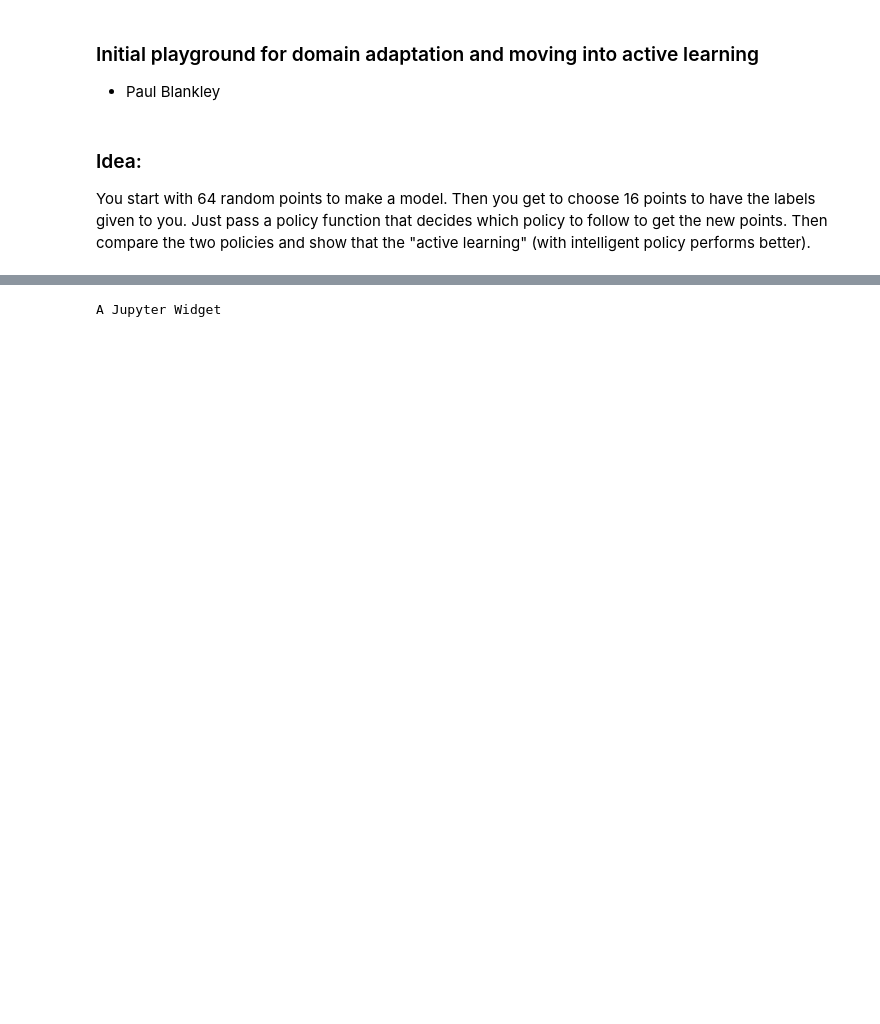
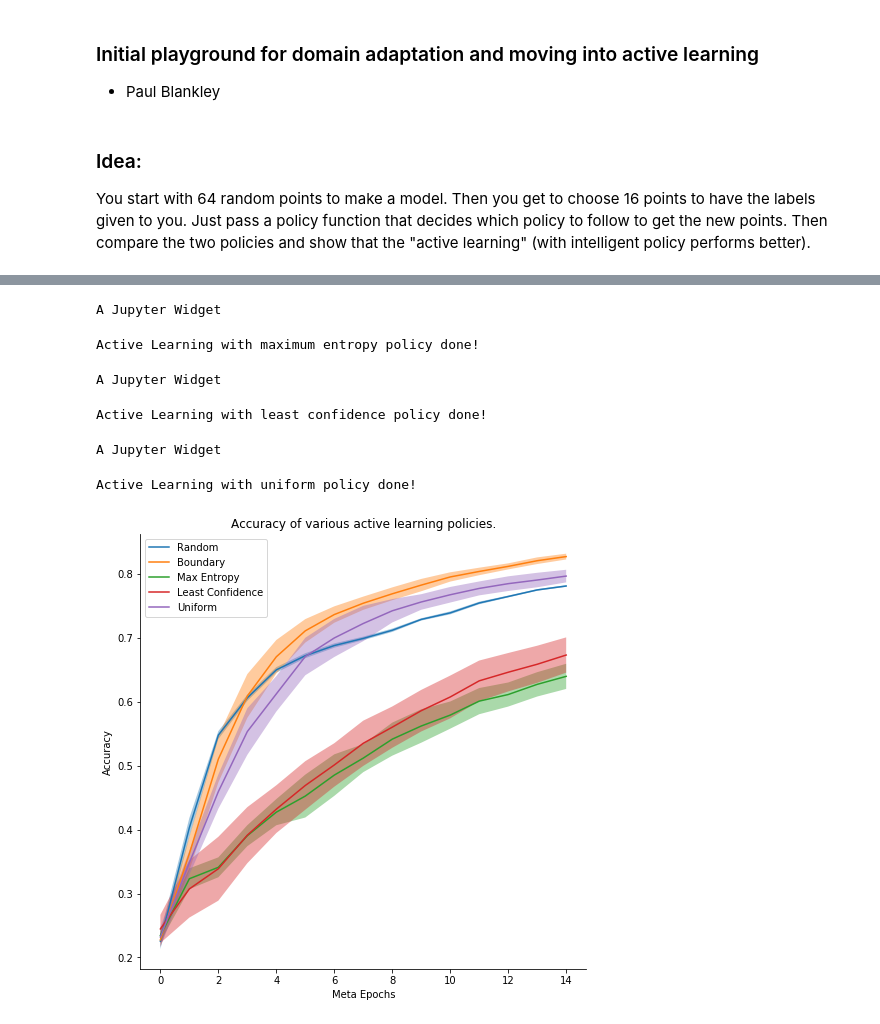
Before and after one commit to dsondak/pavlos_research, a Jupyter notebook: notebooks/1.0_domain_adapt_playbook.ipynb, the cells around one changed output, grey strips where cells are left out. Saved outputs shown, nothing was run; the diff lists cells and outputs as text; code cells hidden in the pictures; blank space fills up the shorter version.

Commit message:
add fixed active learning datastructures and experiments

```diff
--- a/notebooks/1.0_domain_adapt_playbook.ipynb
+++ b/notebooks/1.0_domain_adapt_playbook.ipynb
@@ -55,3 +260,51 @@ You start with 64 random points to make a model. Then you get to choose 16 point
+# %%
+# Max Entropy
+entropy_iters, entropy_acc = [],[]
+for i in tqdm(range(samp_runs)):
+    model_ent = logreg(classes=10)
+    optimizer_ent = optim.SGD(model_ent.parameters(), lr=learning_rate)
+    _, ent_acc = active_learn(model_ent, train_x, train_y, 'max_entropy', loss_func, optimizer_ent, \
+                                    val_x, val_y, epochs_per_train=ept, npoints=npoints, \
+                                        batch_size=batch_size, meta_epochs=meta_epochs)
+    entropy_acc.append(ent_acc)
+print('Active Learning with maximum entropy policy done!')
+# %% [output]
+A Jupyter Widget
+Active Learning with maximum entropy policy done!
+# %%
+# Least Confidence
+confidence_acc = []
+for i in tqdm(range(samp_runs)):
+    model_conf = logreg(classes=10)
+    optimizer_conf = optim.SGD(model_conf.parameters(), lr=learning_rate)
+    _, conf_acc = active_learn(model_conf, train_x, train_y, 'conf', loss_func, optimizer_conf, \
+                                    val_x, val_y, epochs_per_train=ept, npoints=npoints, \
+                                        batch_size=batch_size, meta_epochs=meta_epochs)
+    confidence_acc.append(conf_acc)
+print('Active Learning with least confidence policy done!')
+# %% [output]
+A Jupyter Widget
+Active Learning with least confidence policy done!
+# %%
+# Uniform
+uniform_acc = []
+for i in tqdm(range(samp_runs)):
+    model_unif = logreg(classes=10)
+    optimizer_unif = optim.SGD(model_unif.parameters(), lr=learning_rate)
+    _, unif_acc = active_learn(model_unif, train_x, train_y, 'uniform', loss_func, optimizer_unif, \
+                                    val_x, val_y, epochs_per_train=ept, npoints=npoints, \
+                                        batch_size=batch_size, meta_epochs=meta_epochs)
+    uniform_acc.append(unif_acc)
+print('Active Learning with uniform policy done!')
+# %% [output]
+A Jupyter Widget
+Active Learning with uniform policy done!
+# %%
+accs = [random_acc,boundary_acc,entropy_acc, confidence_acc,uniform_acc]
+labs = ['Random','Boundary','Max Entropy', 'Least Confidence','Uniform']
+plot_al_results(meta_epochs,accs,labs)
+# %% [output]
+[figure, added]
 # %%
 def train_model(model, data_loader, loss_func, optimizer, epochs=10):
     """ Function to train the model """
@@ -151,13 +392,0 @@ optimizer_even = optim.SGD(model_even.parameters(), lr=.01)
-# %%
-random_iters, random_acc = [],[]
-for i in range(10):
-    model_rand = logreg(classes=10)
-    optimizer_rand = optim.SGD(model_rand.parameters(), lr=.01)
-    rand_itrs, rand_acc = active_learn(model_rand, train_set, init_idx, unlab_idx, random_policy, loss_func, \
-                                   optimizer_rand, val_loader, epochs_per_train=5, points_per_itr=10, \
-                                   batch_size=8, meta_epochs=25)
-    random_iters.append(rand_itrs)
-    random_acc.append(rand_acc)
-print('Active Learning with random policy done!')
-# %% [output]
-A Jupyter Widget
```
Also changed, not shown: parts of 15 cells of this notebook, 1 other file.
